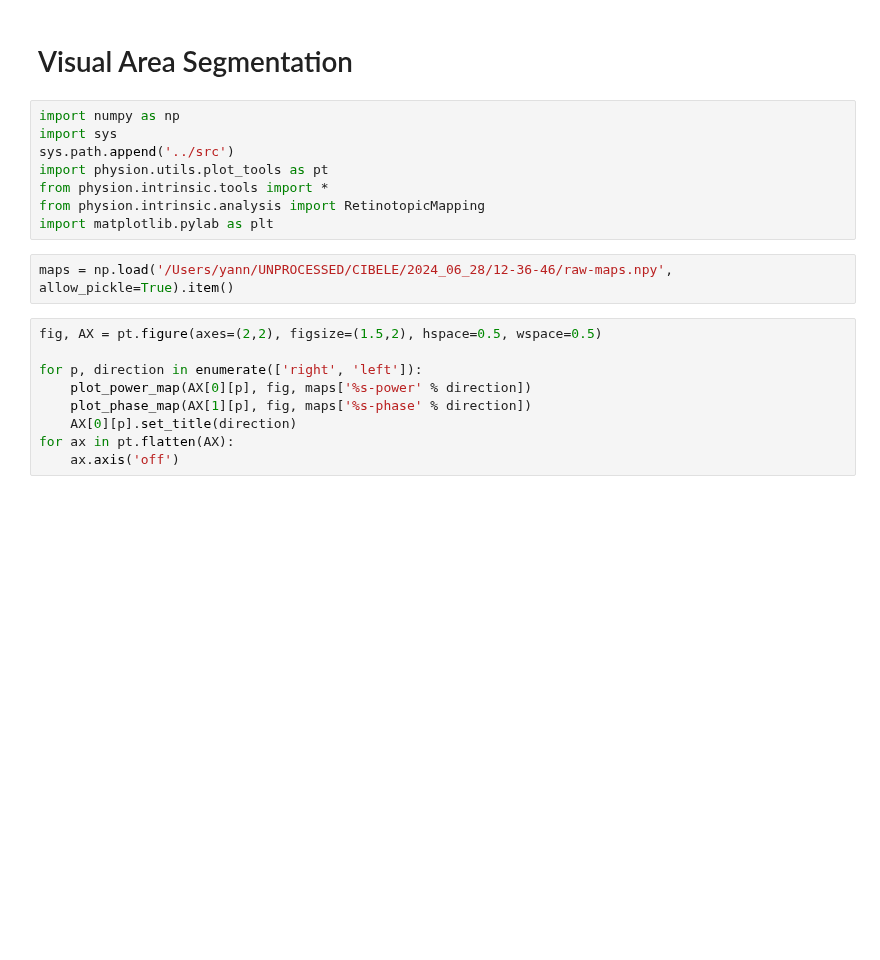
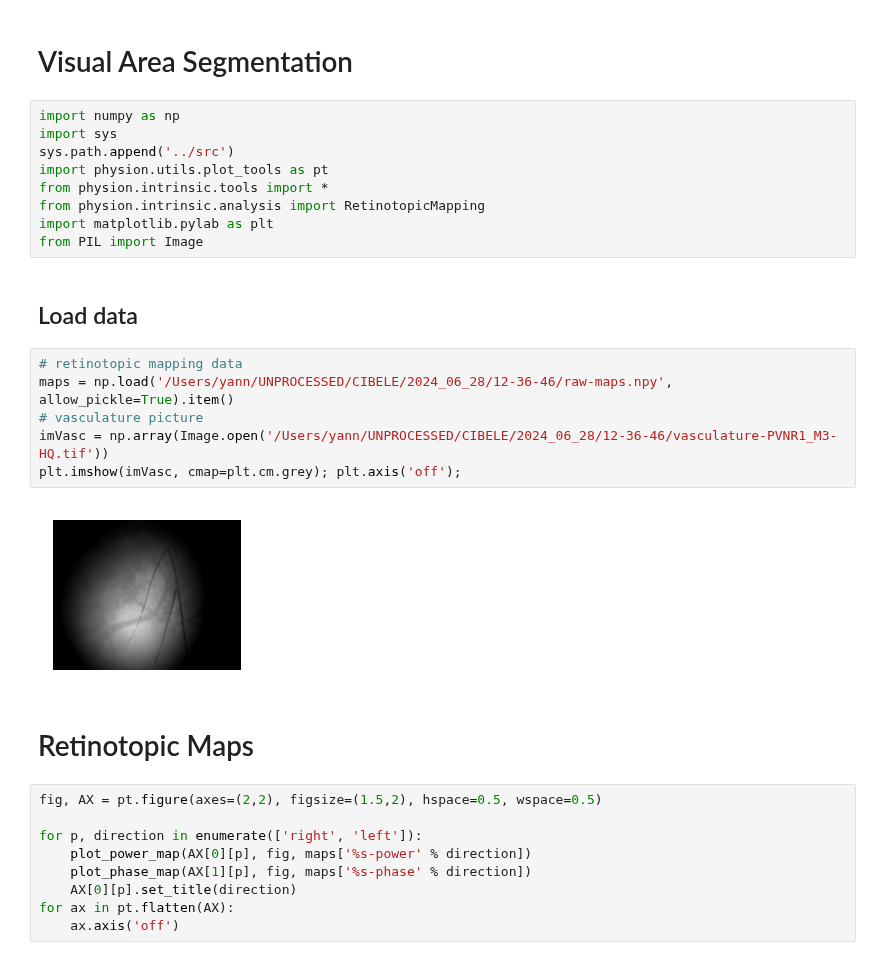
Before and after one commit to LauraGonzalez2000/Lab-notebook, a Jupyter notebook: notebooks/Visual-Areas-Segmentation.ipynb, the cells around one changed output. Saved outputs shown, nothing was run; the diff lists cells and outputs as text; blank space fills up the shorter version.

```diff
--- a/notebooks/Visual-Areas-Segmentation.ipynb
+++ b/notebooks/Visual-Areas-Segmentation.ipynb
@@ -8,8 +8,19 @@ import physion.utils.plot_tools as pt
 from physion.intrinsic.tools import *
 from physion.intrinsic.analysis import RetinotopicMapping
 import matplotlib.pylab as plt
+from PIL import Image
+# %% [markdown]
+## Load data
 # %%
+# retinotopic mapping data
 maps = np.load('/Users/yann/UNPROCESSED/CIBELE/2024_06_28/12-36-46/raw-maps.npy', allow_pickle=True).item()
+# vasculature picture
+imVasc = np.array(Image.open('/Users/yann/UNPROCESSED/CIBELE/2024_06_28/12-36-46/vasculature-PVNR1_M3-HQ.tif'))
+plt.imshow(imVasc, cmap=plt.cm.grey); plt.axis('off');
+# %% [output]
+[figure, added]
+# %% [markdown]
+# Retinotopic Maps
 # %%
 fig, AX = pt.figure(axes=(2,2), figsize=(1.5,2), hspace=0.5, wspace=0.5)
 
```
Also changed, not shown: parts of 8 cells of this notebook.
